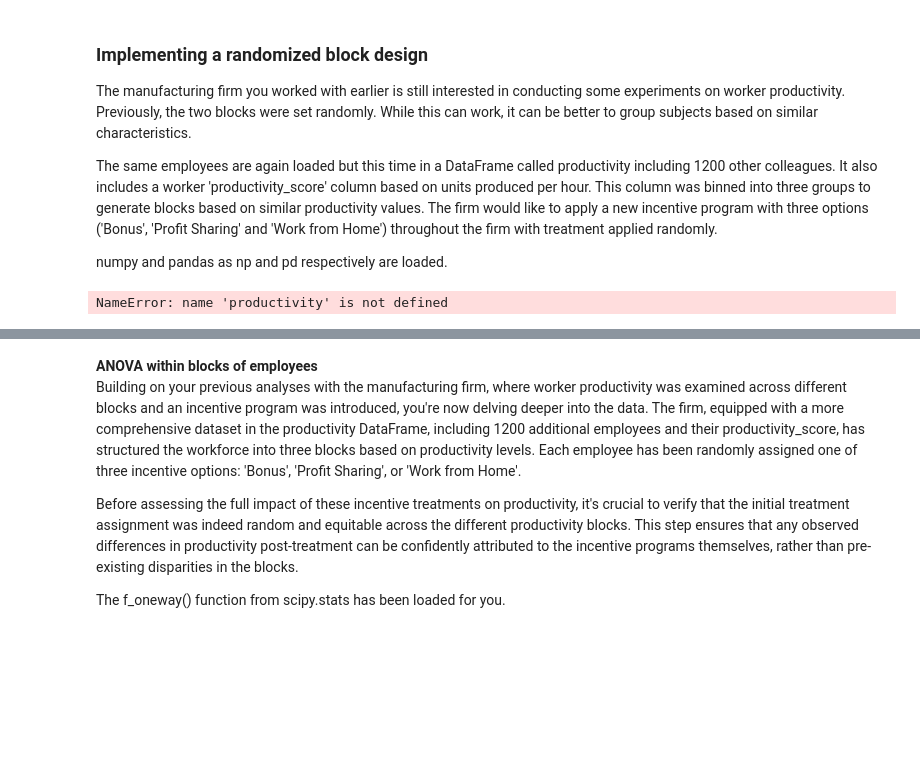
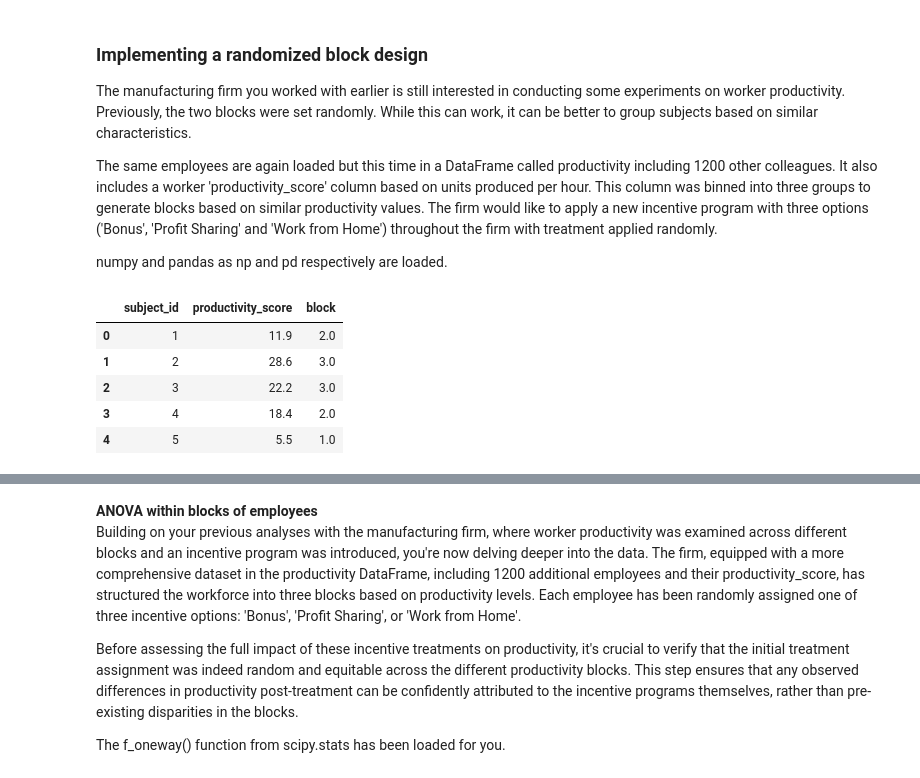
Before and after one commit to Rohanrathod7/my-ds-labs, a Jupyter notebook: 30_Experimental_Design_in_Python/02_Experimental_Design_Techniques.ipynb, the cells around one changed output, grey strips where cells are left out. Saved outputs shown, nothing was run; the diff lists cells and outputs as text; code cells hidden in the pictures; blank space fills up the shorter version.

```diff
--- a/30_Experimental_Design_in_Python/02_Experimental_Design_Techniques.ipynb
+++ b/30_Experimental_Design_in_Python/02_Experimental_Design_Techniques.ipynb
@@ -108,22 +108,32 @@ The same employees are again loaded but this time in a DataFrame called producti
 
 numpy and pandas as np and pd respectively are loaded.
 # %%
+url = "https://raw.githubusercontent.com/Rohanrathod7/my-ds-labs/main/30_Experimental_Design_in_Python/dataset/productivity.csv"
+# Read the CSV file
+productivity = pd.read_csv(url)
+display(productivity.head())
+
 # Randomly assign workers to blocks
 prod_df = productivity.groupby('block').apply(
   lambda x: x.sample(frac=1)
 )
 
 # Reset the index
 prod_df = prod_df.reset_index(drop=True)
 
 # Assign treatment randomly
 prod_df['Treatment'] = np.random.choice(
   ['Bonus', 'Profit Sharing', 'Work from Home'],
   size=len(prod_df)
 )
 
 # You've efficiently shuffled workers within their blocks, streamlined the DataFrame
 # by resetting the index, and randomly assigned treatments, setting a solid foundation for a
 # nalyzing incentive effects on productivity. Your skills in preparing data for experimental analysis are on point!
 # %% [output]
-NameError: name 'productivity' is not defined
+|  | subject_id | productivity_score | block |
+| 0 | 1 | 11.9 | 2.0 |
+| 1 | 2 | 28.6 | 3.0 |
+| 2 | 3 | 22.2 | 3.0 |
+| 3 | 4 | 18.4 | 2.0 |
+| 4 | 5 | 5.5 | 1.0 |
```
Also changed, not shown: parts of 4 cells of this notebook.
